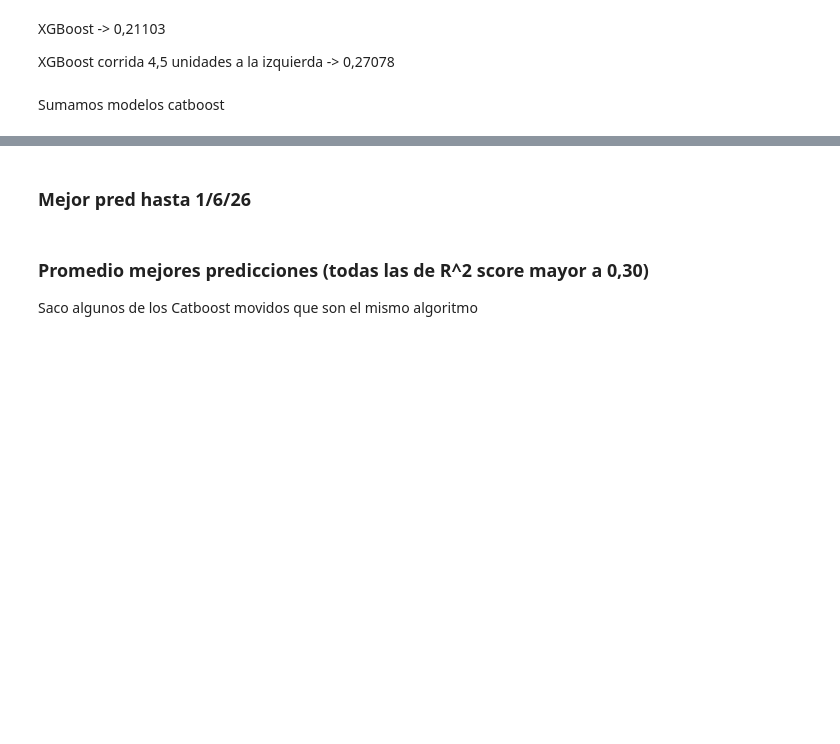
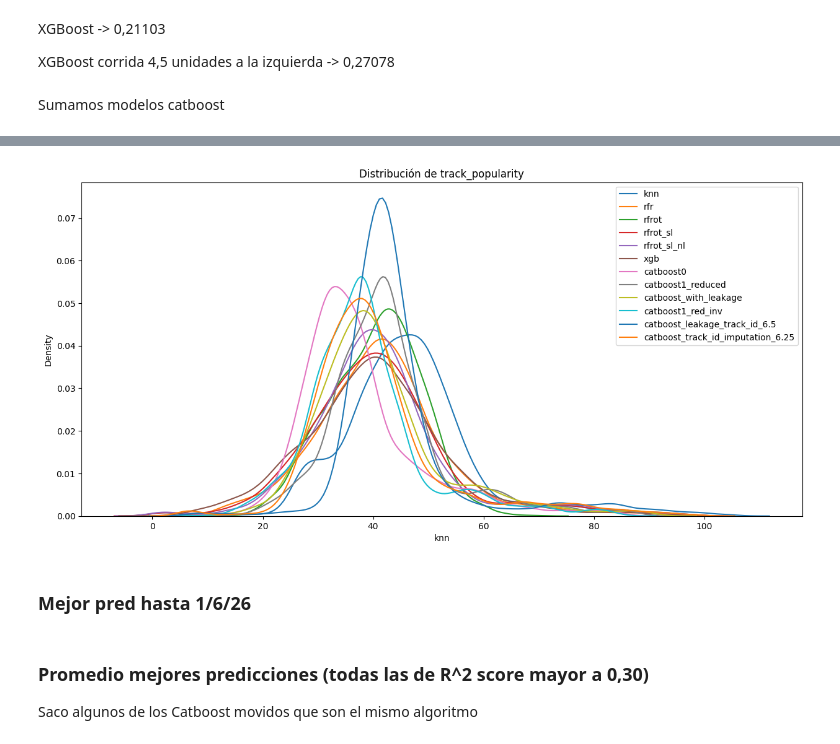
Before and after one commit to ichiP245/TP_Kaggle_Predictivo, a Jupyter notebook: Notebooks/AnalisisSubmissions.ipynb, the cells around one changed output, grey strips where cells are left out. Saved outputs shown, nothing was run; the diff lists cells and outputs as text; code cells hidden in the pictures; blank space fills up the shorter version.

```diff
--- a/Notebooks/AnalisisSubmissions.ipynb
+++ b/Notebooks/AnalisisSubmissions.ipynb
@@ -180,0 +110,36 @@ This will become an error in seaborn v0.14.0; please update your code.
+# %%
+df2 = df.merge(catboost_with_leakage, on='ID', how='inner', suffixes=('_rfrot_sl_nl', '_catboost_with_leakage'))
+df2 = df2.merge(submission_catboost1_reduced_inventada, on='ID', how='inner', suffixes=('_catboost_with_leakage', '_catboost1_red_inv'))
+df2 = df2.merge(catboost_full_plus_with_leakage_track_id_moved65, on='ID', how='inner', suffixes=('_catboost1_red_inv', '_catboost_leakage_track_id_6.5'))
+df2 = df2.merge(catboost_full_track_id_imputation_moved_625, on='ID', how='inner', suffixes=('_catboost_leakage_track_id_6.5', '_catboost_track_id_imputation_6.25'))
+
+df2.columns = [i.split('track_popularity_')[1] if i.split('track_popularity_')[0]=='' else i for i in df2.columns]
+# %%
+df2.drop(columns=['ID','inventada',	'promedio_best3',	'inventada_menos10',	'inventada_xgb'], inplace=True)
+# %%
+import itertools
+
+columns = df2.columns.tolist()
+
+# Generate all combinations of 3 columns
+column_combinations = list(itertools.combinations(columns, 3))
+
+print(f"Total combinations of 3 columns: {len(column_combinations)}\n")
+
+results = []
+
+for combo in column_combinations:
+    selected_data = df2[list(combo)]
+
+    # Calculate mean, median, and standard deviation for each row across the 3 columns
+    mean_combo = selected_data.mean(axis=1)
+    median_combo = selected_data.median(axis=1)
+    std_combo = selected_data.std(axis=1)
+
+    # Optionally, you can store these in a list of dictionaries for further analysis
+    results.append({
+        'combination': combo,
+        'mean_of_means': mean_combo.mean(),
+        'median_of_medians': median_combo.median(),
+        'mean_of_std_devs': std_combo.mean()
+    })
@@ -181,3 +215,14 @@ This will become an error in seaborn v0.14.0; please update your code.
+# %%
+plt.figure(figsize=(15, 7))
+
+for col in columns:
+  sns.kdeplot(df2[col], label=f'{col}', shade=False)
+
+plt.title(f'Distribución de track_popularity')
+plt.legend()
+plt.show()
+# %% [output]
+[figure, added]
 # %% [markdown]
 ### Mejor pred hasta 1/6/26
 # %%
```
Also changed, not shown: parts of 48 cells of this notebook.
